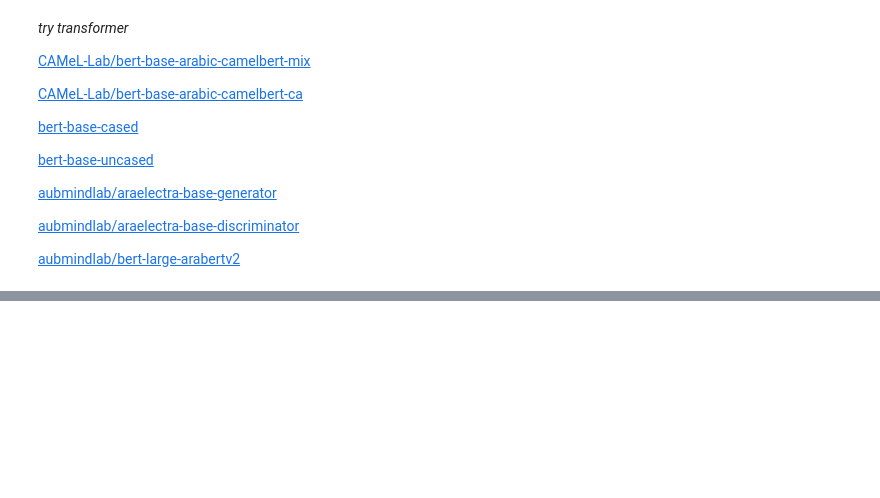
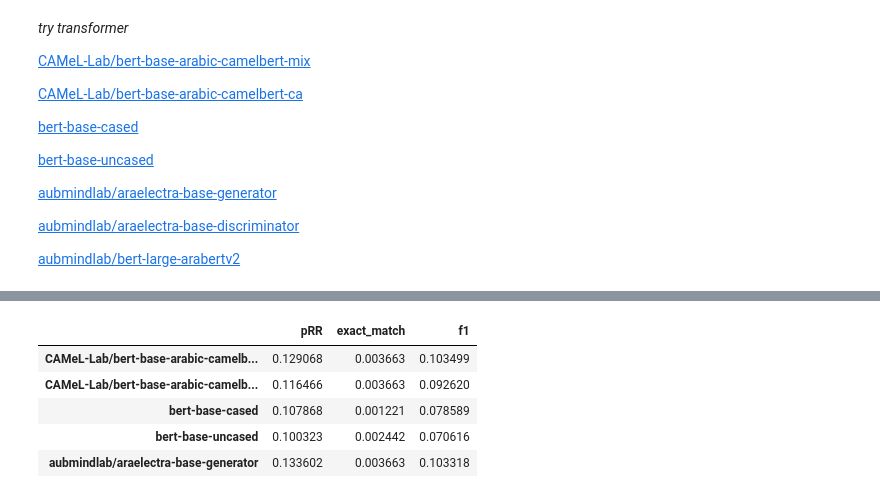
Before and after one commit to AmiraOsamaMohamed/GraduationProject, a Jupyter notebook: GProject_ipyn.ipynb, the cells around one changed output, grey strips where cells are left out. Saved outputs shown, nothing was run; the diff lists cells and outputs as text; code cells hidden in the pictures; blank space fills up the shorter version.

```diff
--- a/GProject_ipyn.ipynb
+++ b/GProject_ipyn.ipynb
@@ -338,0 +361,10 @@ print(scores)
+# %%
+scores=pd.read_json("all_scores.json").T
+scores.head()
+# %% [output]
+|  | pRR | exact_match | f1 |
+| CAMeL-Lab/bert-base-arabic-camelb... | 0.129068 | 0.003663 | 0.103499 |
+| CAMeL-Lab/bert-base-arabic-camelb... | 0.116466 | 0.003663 | 0.092620 |
+| bert-base-cased | 0.107868 | 0.001221 | 0.078589 |
+| bert-base-uncased | 0.100323 | 0.002442 | 0.070616 |
+| aubmindlab/araelectra-base-generator | 0.133602 | 0.003663 | 0.103318 |
```
Also changed, not shown: parts of 33 cells of this notebook.
